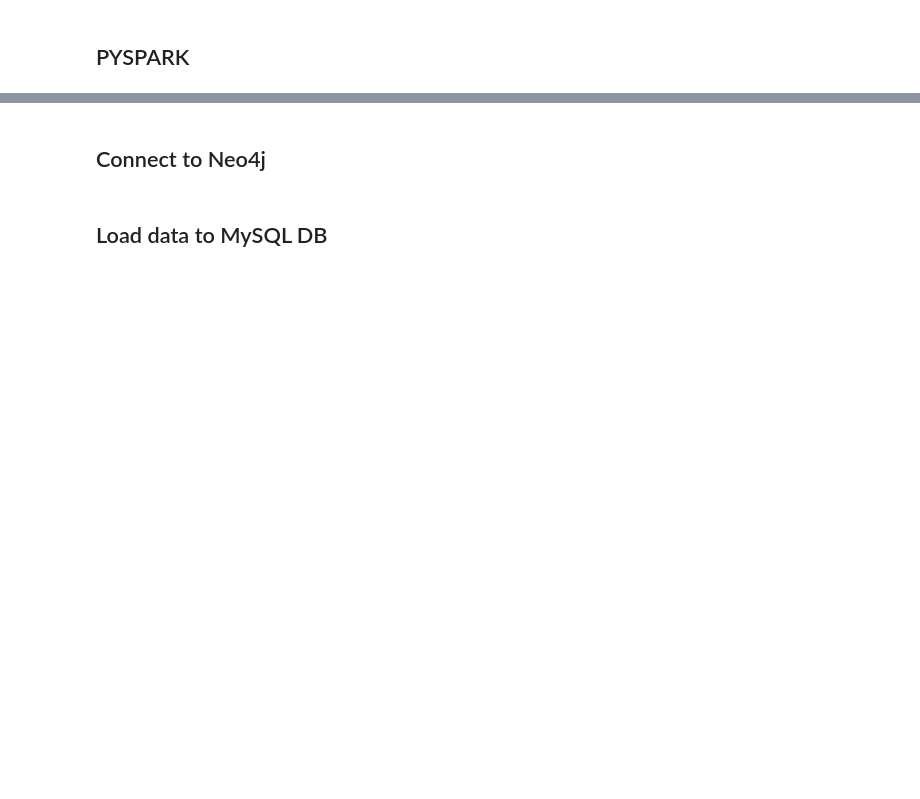
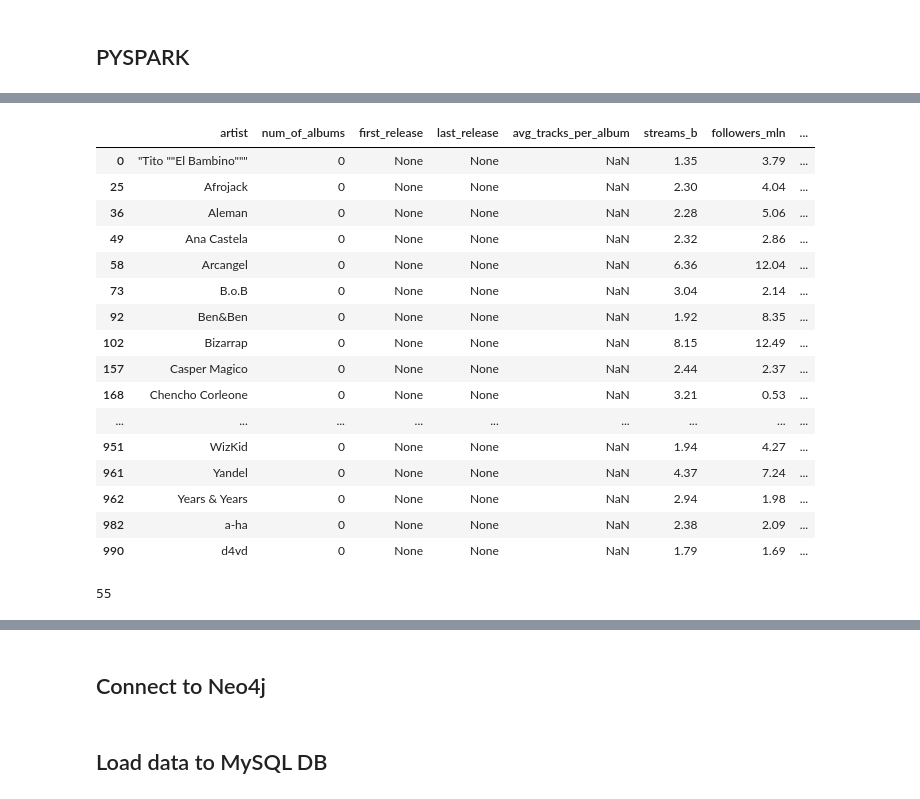
Before and after one commit to dekristi/Spotify_Project, a Jupyter notebook: Spotify_Project.ipynb, the cells around one changed output, grey strips where cells are left out. Cells and saved outputs as stored; diff of their text form; code cells hidden in the pictures; blank space fills up the shorter version.

```diff
--- a/Spotify_Project.ipynb
+++ b/Spotify_Project.ipynb
@@ -212,0 +225,26 @@ artists_albums_df
+# %%
+#THe same query with right join to get info about all artists
+
+query = """SELECT artd.artist,
+                    count(albd.total_track) AS num_of_albums,
+                    min(albd.release_date) AS first_release,
+                    max(albd.release_date) AS last_release,
+                    round(avg(albd.total_track),0) AS avg_tracks_per_album,
+                    artd.streams_b,
+                    artd.followers_mio AS followers_mln,
+                    artd.listeners_mio AS listeners_mln,
+                    artd.scoring
+            FROM albums_data as albd
+                RIGHT JOIN artists_data as artd
+                ON albd.artist_name=artd.artist
+            GROUP BY artd.artist,
+                    artd.streams_b,
+                    artd.followers_mio,
+                    artd.listeners_mio,
+                    artd.scoring"""
+
+combined_df = spark.sql(query)
+
+arts_album_df = combined_df.toPandas()
+
+arts_album_df
@@ -212,0 +288,23 @@ artists_albums_df
+# %%
+#Create new df with artists info who doesn't have any album
+
+new_df = arts_album_df[arts_album_df['first_release'].isna()]
+new_df
+# %% [output]
+|  | artist | num_of_albums | first_release | last_release | avg_tracks_per_album | streams_b | followers_mln | ... |
+| 0 | "Tito ""El Bambino""" | 0 | None | None | NaN | 1.35 | 3.79 | ... |
+| 25 | Afrojack | 0 | None | None | NaN | 2.30 | 4.04 | ... |
+| 36 | Aleman | 0 | None | None | NaN | 2.28 | 5.06 | ... |
+| 49 | Ana Castela | 0 | None | None | NaN | 2.32 | 2.86 | ... |
+| 58 | Arcangel | 0 | None | None | NaN | 6.36 | 12.04 | ... |
+| 73 | B.o.B | 0 | None | None | NaN | 3.04 | 2.14 | ... |
+| 92 | Ben&Ben | 0 | None | None | NaN | 1.92 | 8.35 | ... |
+| 102 | Bizarrap | 0 | None | None | NaN | 8.15 | 12.49 | ... |
+| 157 | Casper Magico | 0 | None | None | NaN | 2.44 | 2.37 | ... |
+| 168 | Chencho Corleone | 0 | None | None | NaN | 3.21 | 0.53 | ... |
+| ... | ... | ... | ... | ... | ... | ... | ... | ... |
+| 951 | WizKid | 0 | None | None | NaN | 1.94 | 4.27 | ... |
+| 961 | Yandel | 0 | None | None | NaN | 4.37 | 7.24 | ... |
+| 962 | Years & Years | 0 | None | None | NaN | 2.94 | 1.98 | ... |
+| 982 | a-ha | 0 | None | None | NaN | 2.38 | 2.09 | ... |
+| 990 | d4vd | 0 | None | None | NaN | 1.79 | 1.69 | ... |
@@ -212,0 +338,6 @@ artists_albums_df
+# %%
+#Check fot length of the list
+
+len(album_list_2)
+# %% [output]
+55
```
Also changed, not shown: parts of 65 cells of this notebook, 4 other files.
